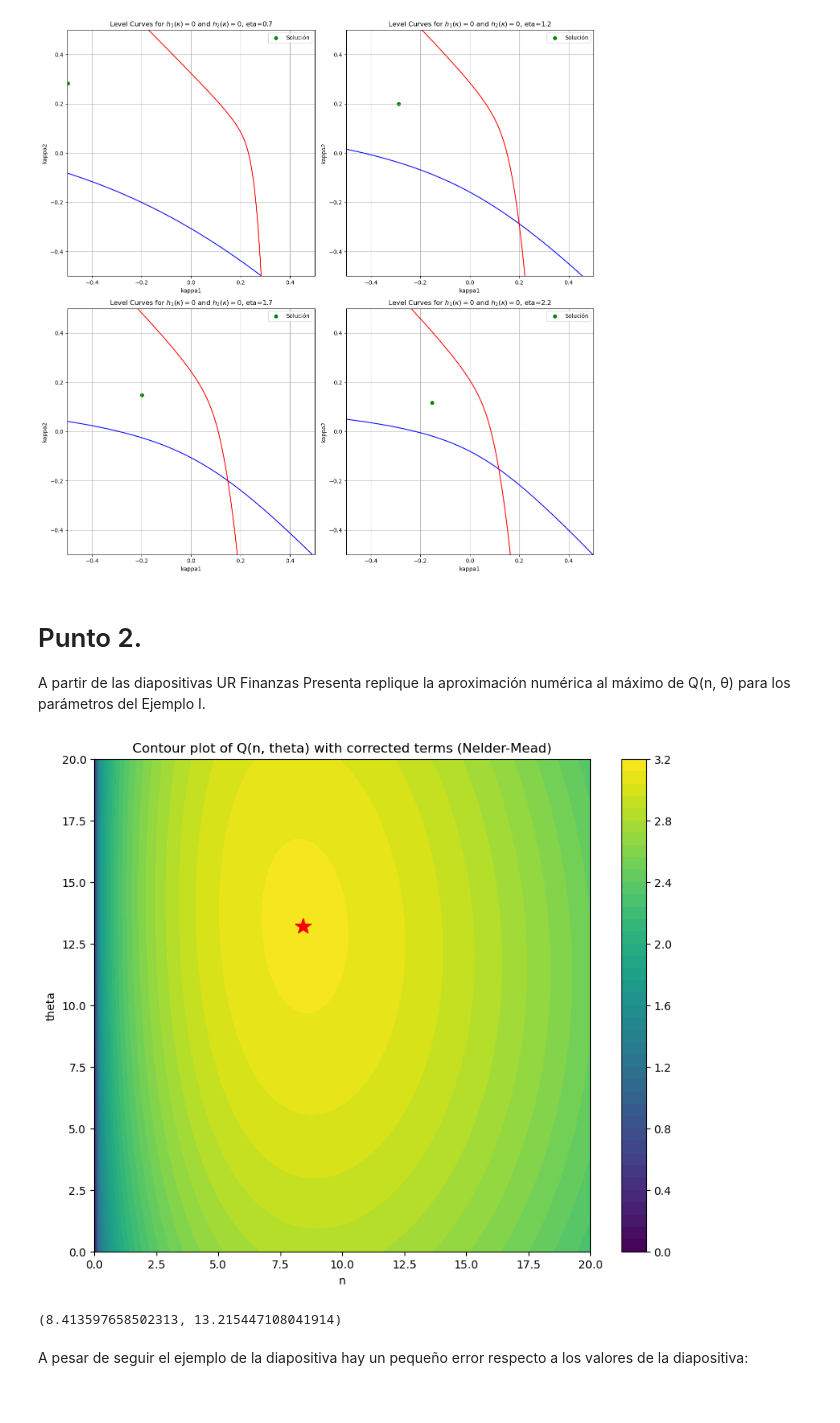
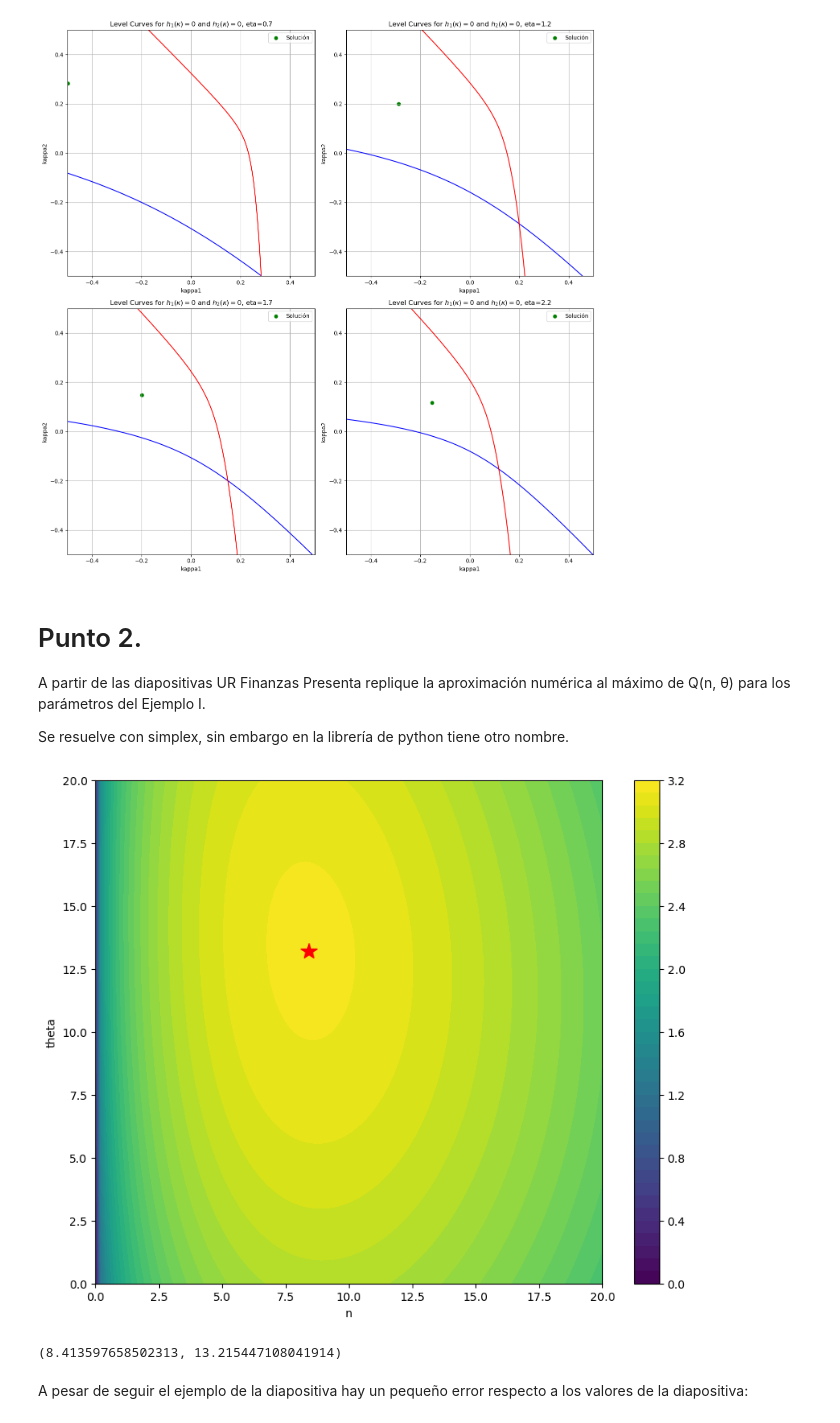
Before and after one commit to AngelaVPC/MetodosNumericos, a Jupyter notebook: Trabajo Final/TareaPinzónYañez.ipynb, the cells around one changed output. Saved outputs shown, nothing was run; the diff lists cells and outputs as text; code cells hidden in the pictures.

```diff
--- a/Trabajo Final/TareaPinzónYañez.ipynb
+++ b/Trabajo Final/TareaPinzónYañez.ipynb
@@ -283,6 +282,8 @@ plt.show()
 # %% [markdown]
 # Punto 2.
 A partir de las diapositivas UR Finanzas Presenta replique la aproximación numérica al máximo de Q(n, θ) para los parámetros del Ejemplo I.
+
+Se resuelve con simplex, sin embargo en la librería de python tiene otro nombre.
 # %%
 # Parámetros del Ejemplo I
 mu = 0.10
@@ -317,35 +318,34 @@ def Q(params):
     term2 = (R * eta / 2) * (P**2 * n**2 + theta**2 * sigma**2 + 2 * theta * sigma * n * P * rho1)
     term3 = (lambda_val / (R * eta)) * (np.exp(-R * eta * (n * (-0.15) + theta * (-0.3))) - 1)
     return -(term1 - term2 - term3)
 
 
 # Optimización usando el método de Simplex llamado Nelder-Mead
 initial_guess = [1, 1]
 bounds = [(0, None), (0, None)]
 result_corrected_nm = minimize(Q, initial_guess, bounds=bounds, method='Nelder-Mead')
 
 # Resultados óptimos corregidos
 n_opt_corrected_nm, theta_opt_corrected_nm = result_corrected_nm.x
 
 # Visualización de Q(n, theta) con los parámetros corregidos
 n_vals = np.linspace(0, 20, 100)
 theta_vals = np.linspace(0, 20, 100)
 N, Theta = np.meshgrid(n_vals, theta_vals)
 Q_vals_corrected_nm = np.array([Q([n, theta]) for n, theta in zip(np.ravel(N), np.ravel(Theta))])
 Q_vals_corrected_nm = Q_vals_corrected_nm.reshape(N.shape)
 
 plt.figure(figsize=(10, 8))
 cp = plt.contourf(N, Theta, -Q_vals_corrected_nm, levels=50)
 plt.colorbar(cp)
 plt.xlabel('n')
 plt.ylabel('theta')
-plt.title('Contour plot of Q(n, theta) with corrected terms (Nelder-Mead)')
 plt.plot(n_opt_corrected_nm, theta_opt_corrected_nm, 'r*', markersize=15)
 plt.show()
 
 n_opt_corrected_nm, theta_opt_corrected_nm
 # %% [output]
-[figure, old version]
+[figure, new version]
 (8.413597658502313, 13.215447108041914)
 # %% [markdown]
 A pesar de seguir el ejemplo de la diapositiva hay un pequeño error respecto a los valores de la diapositiva:
```
Also changed, not shown: parts of 6 cells of this notebook.
